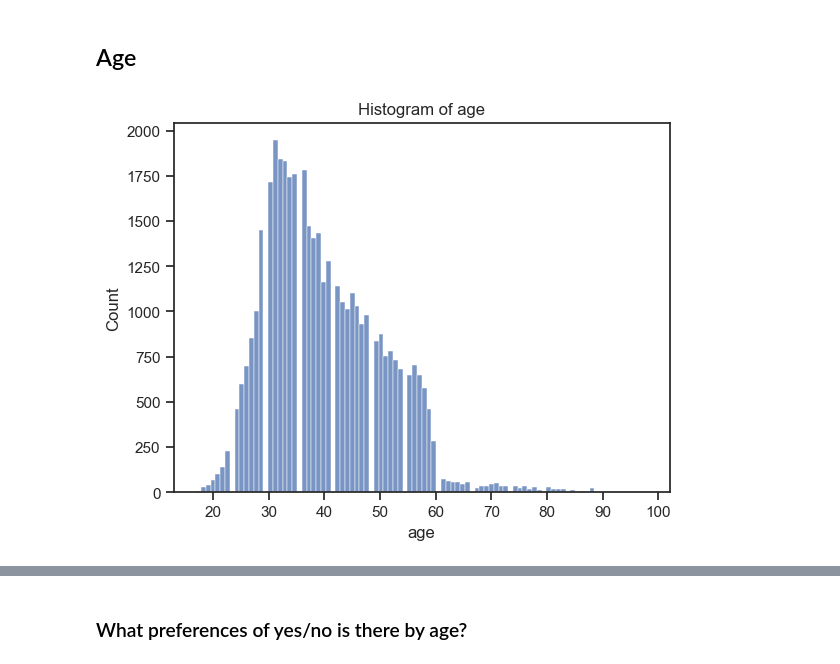
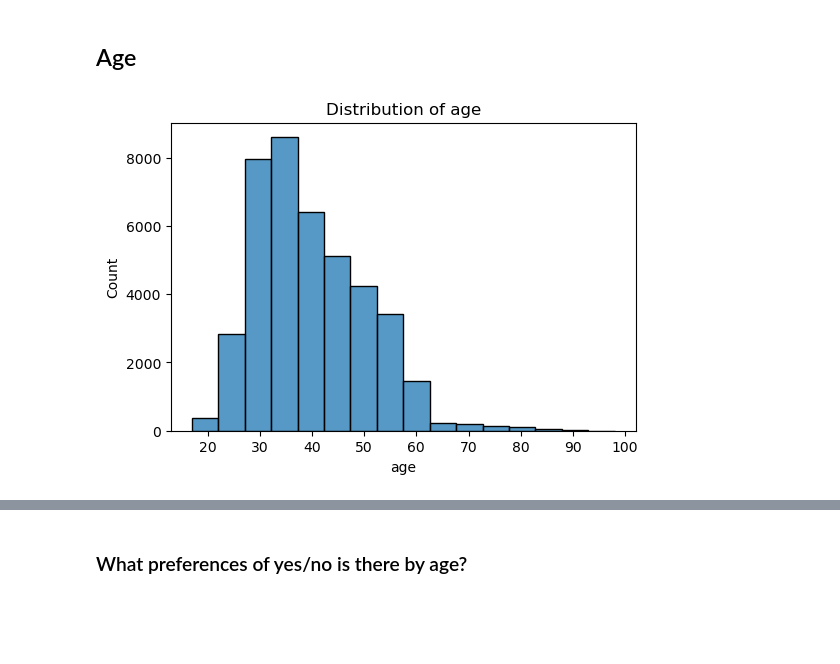
Before and after one commit to mikolajed/Data-Science-PW---Kaggle-Project, a Jupyter notebook: src/EDA.ipynb, the cells around one changed output, grey strips where cells are left out. Drawn from its saved outputs; the diff is of its cells as text; code cells hidden in the pictures; blank space fills up the shorter version.

```diff
--- a/src/EDA.ipynb
+++ b/src/EDA.ipynb
@@ -232,11 +234,12 @@ plt.show()
 # %% [markdown]
 ## Age
 # %%
-sns.histplot(data=df, x='age')
-plt.title("Histogram of age")
+fig, ax = plt.subplots(figsize=[6,4])
+sns.histplot(data=df, x='age', bins=16)
+plt.title("Distribution of age")
 plt.show()
 # %% [output]
-[figure, old version]
+[figure, new version]
 # %%
 # KDE plots for each subset - one containng records in y column with "yes", other with "no"
 # The plots are not w.r.t. the whole dataset since it is unbalanced
```
Also changed, not shown: parts of 77 cells of this notebook.
